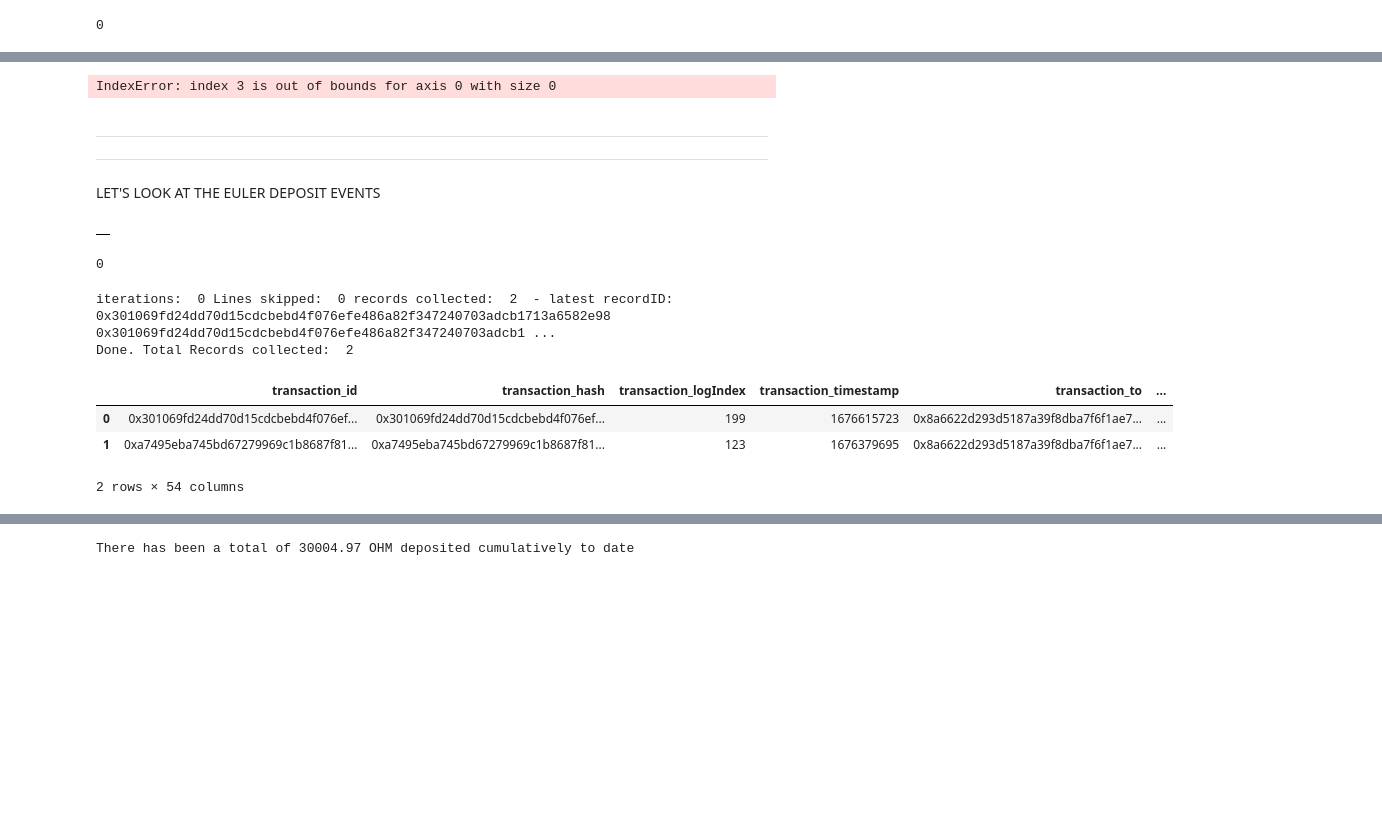
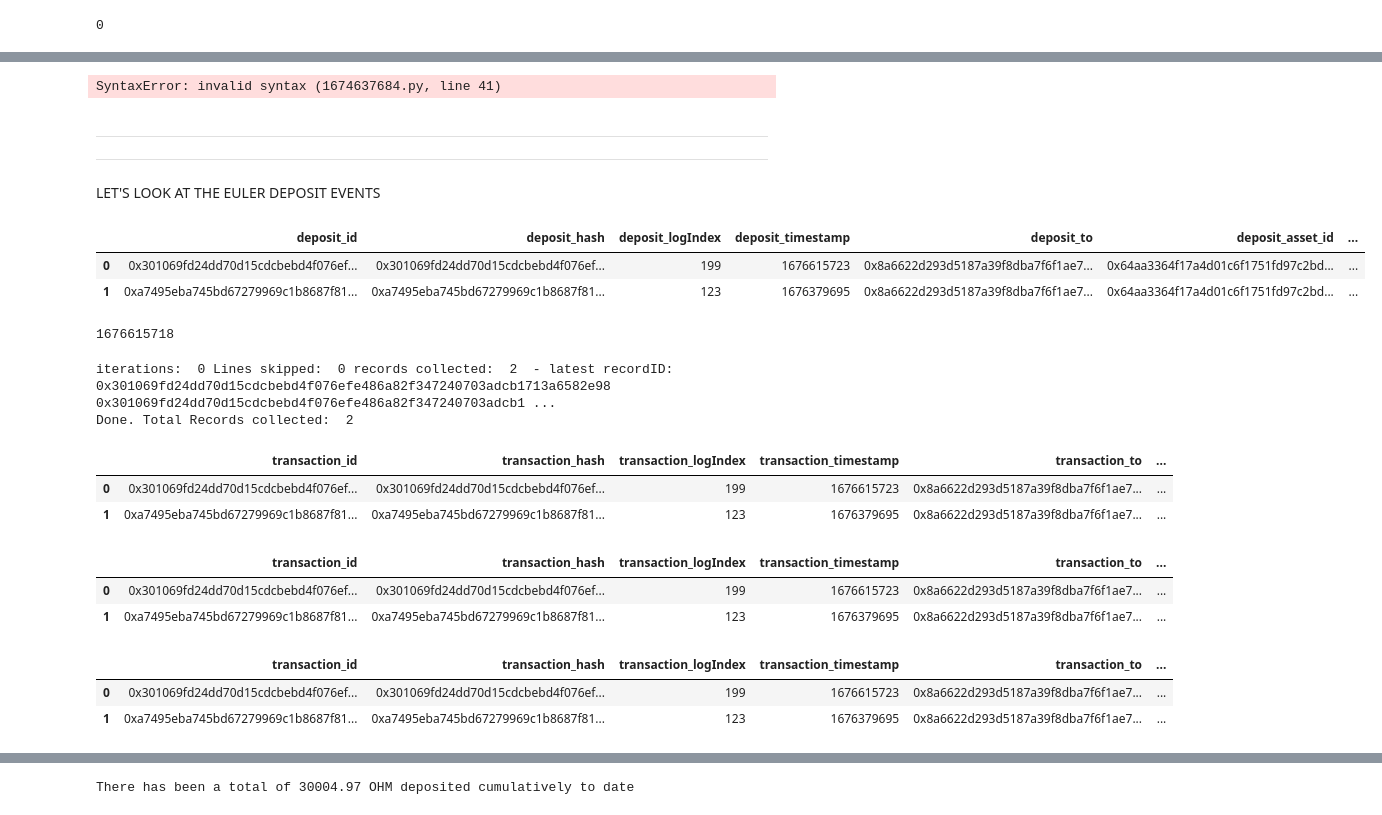
Before and after one commit to EdgeCaser/EconohmetricsOld, a Jupyter notebook: ohmBorrowing.ipynb, the cells around one changed output, grey strips where cells are left out. Drawn from its saved outputs; the diff is of its cells as text; code cells hidden in the pictures; blank space fills up the shorter version.

```diff
--- a/ohmBorrowing.ipynb
+++ b/ohmBorrowing.ipynb
@@ -575,8 +528,8 @@ depositslist.head(10)
 ##this captures the ENTIRE list of people who borrowed OHM
 borrowTicker = 0
 borrowslist = pd.DataFrame()
-borrowsDb = pd.DataFrame()
-borrowListLength = 1000
+eulerBorrowsDb = pd.DataFrame()
+eulerBorrowsDbLength = 1000
 datediff = 0
 now=0
 daysAgo=0
@@ -602,35 +555,37 @@ while exit==False:
         ,borrows.logIndex
         ,borrows.timestamp
         ,borrows.to
-        ,borrows.asset
+        ,borrows.asset.id
+        ,borrows.asset.symbol
+        ,borrows.asset.decimals
+        ,borrows.asset.lastPriceUSD
+        ,borrows.asset.lastPriceBlockNumber
         ,borrows.amount
         ,borrows.amountUSD
-        ,borrows.market
         ,borrows._select("from")
     ])
 
-    #borrowslist.sort_values(by=['borrows_timestamp'])
+    eulerBorrowsDb=pd.concat([eulerBorrowsDb, borrowslist]).
 
-    borrowsDb=pd.concat([borrowsDb, borrowslist])
-    recordTimestamp1 = borrowsDb.iat[borrowTicker,3]
+    recordTimestamp1 = eulerBorrowsDb.iat[borrowTicker,3]
     recordTimestamp = dt.datetime.fromtimestamp( recordTimestamp1 )
     now = (int(dt.datetime.utcnow().timestamp()))
     datediff=abs(int(now) - recordTimestamp1)
     daysAgo = int(datediff/86400)
-    borrowsDbLength = len(borrowsDb)
-    borrowListLength = len(borrowslist)
-    recordID = borrowsDb.iat[borrowTicker,0]
-    borrow = borrowsDb.iat[borrowTicker,1]
-    print("iterations: ", borrowTicker, "Lines skipped: ",skipValue, "records collected: ", borrowListLength, " - latest recordID: ",borrow, " ", recordID , " - borrows DB length: ", borrowsDbLength, " - latest record from: ", recordTimestamp, daysAgo,"days ago")
+    eulerBorrowsDbLength = len(eulerBorrowsDb)
+    eulerBorrowListLength = len(borrowslist)
+    recordID = eulerBorrowsDb.iat[borrowTicker,0]
+    borrow = eulerBorrowsDb.iat[borrowTicker,1]
+    print("iterations: ", borrowTicker, "Lines skipped: ",skipValue, "records collected: ", eulerBorrowListLength, " - latest recordID: ",borrow, " ", recordID , " - borrows DB length: ", eulerBorrowsDbLength, " - latest record from: ", recordTimestamp, daysAgo,"days ago")
     #print("iterations: ", borrowTicker, "records collected: ", borrowListLength, " - userdb length: ", borrowsDbLength)
     borrowTicker = borrowTicker+1
 
     if daysAgo>daysLimit: exit =True
-    if borrowListLength<1000: exit =True
+    if eulerBorrowListLength<1000: exit =True
 
-borrowsDb.columns = borrowsDb.columns.str.replace("borrows", "transaction")
-borrowsDb['event']='borrow'
-borrowsDb.drop_duplicates
-print("Done. Total Records collected: ", borrowsDbLength)
+eulerBorrowsDb.columns = eulerBorrowsDb.columns.str.replace("borrows", "transaction")
+eulerBorrowsDb['event']='borrow'
+eulerBorrowsDb.drop_duplicates
+print("Done. Total Records collected: ", eulerBorrowsDbLength)
 # %% [output]
-IndexError: index 3 is out of bounds for axis 0 with size 0
+SyntaxError: invalid syntax (1674637684.py, line 41)
@@ -640,22 +597,24 @@ IndexError: index 3 is out of bounds for axis 0 with size 0
 LET'S LOOK AT THE EULER DEPOSIT EVENTS
 # %%
 oldEulerDepositsDb = pd.DataFrame()
-EulerDepositsFileName = file+'/eulerFinanceOhmBorrows.csv'
+EulerDepositsFileName = file+'/eulerFinanceOhmDeposits.csv'
 try:
-    oldEulerDepositsDb = pd.read_csv (EulerBorrowsFileName)
+    oldEulerDepositsDb = pd.read_csv (EulerDepositsFileName)
 except:
     oldEulerDepositsDb = pd.DataFrame()
 oldEulerDepositsDb.head(100)
 # %% [output]
-|  |
+|  | deposit_id | deposit_hash | deposit_logIndex | deposit_timestamp | deposit_to | deposit_asset_id | ... |
+| 0 | 0x301069fd24dd70d15cdcbebd4f076ef... | 0x301069fd24dd70d15cdcbebd4f076ef... | 199 | 1676615723 | 0x8a6622d293d5187a39f8dba7f6f1ae7... | 0x64aa3364f17a4d01c6f1751fd97c2bd... | ... |
+| 1 | 0xa7495eba745bd67279969c1b8687f81... | 0xa7495eba745bd67279969c1b8687f81... | 123 | 1676379695 | 0x8a6622d293d5187a39f8dba7f6f1ae7... | 0x64aa3364f17a4d01c6f1751fd97c2bd... | ... |
 # %%
 maxEulerDepositTimestamp = 0
 try:
-    maxEulerDepositTimestamp = (max(0,oldDepositsDb['transaction_timestamp'].max()))-5
+    maxEulerDepositTimestamp = (max(0,oldEulerDepositsDb['deposit_timestamp'].max()))-5
 except:
         maxEulerDepositTimestamp = 0
 maxEulerDepositTimestamp = int(maxEulerDepositTimestamp)
 maxEulerDepositTimestamp
 # %% [output]
-0
+1676615718
 # %%
@@ -722,12 +683,28 @@ print("Done. Total Records collected: ", depositsDbLength)
 # %% [output]
 iterations:  0 Lines skipped:  0 records collected:  2  - latest recordID:  0x301069fd24dd70d15cdcbebd4f076efe486a82f347240703adcb1713a6582e98   0x301069fd24dd70d15cdcbebd4f076efe486a82f347240703adcb1 ...
 Done. Total Records collected:  2
+# %%
+eulerDepositsDb.head(10)
+# %% [output]
+|  | transaction_id | transaction_hash | transaction_logIndex | transaction_timestamp | transaction_to | ... |
+| 0 | 0x301069fd24dd70d15cdcbebd4f076ef... | 0x301069fd24dd70d15cdcbebd4f076ef... | 199 | 1676615723 | 0x8a6622d293d5187a39f8dba7f6f1ae7... | ... |
+| 1 | 0xa7495eba745bd67279969c1b8687f81... | 0xa7495eba745bd67279969c1b8687f81... | 123 | 1676379695 | 0x8a6622d293d5187a39f8dba7f6f1ae7... | ... |
+# %%
+eulerdepositsDbTimedClean = pd.DataFrame()
+eulerDepositsDb['transactionReadableAmount'] = eulerDepositsDb['transaction_amount']/(10**(eulerDepositsDb['transaction_asset_decimals']))
+
+eulerDepositsDb['transactionReadableAmount']=eulerDepositsDb['transactionReadableAmount'].astype('float')
+eulerDepositsDb['dateTime'] =(pd.to_datetime(eulerDepositsDb['transaction_timestamp'],unit='s'))
+eulerDepositsDb.head(10)
+# %% [output]
+|  | transaction_id | transaction_hash | transaction_logIndex | transaction_timestamp | transaction_to | ... |
+| 0 | 0x301069fd24dd70d15cdcbebd4f076ef... | 0x301069fd24dd70d15cdcbebd4f076ef... | 199 | 1676615723 | 0x8a6622d293d5187a39f8dba7f6f1ae7... | ... |
+| 1 | 0xa7495eba745bd67279969c1b8687f81... | 0xa7495eba745bd67279969c1b8687f81... | 123 | 1676379695 | 0x8a6622d293d5187a39f8dba7f6f1ae7... | ... |
 # %%
-depositsDb['transactionReadableAmount'] = depositsDb['transaction_amount']*1e-9
-depositsDb['dateTime'] =(pd.to_datetime(depositsDb['transaction_timestamp'],unit='s'))
-depositsDb.head(10)
+eulerDepositsDb['transactionReadableAmount'] = eulerDepositsDb['transaction_amount']*1e-9
+eulerDepositsDb['dateTime'] =(pd.to_datetime(eulerDepositsDb['transaction_timestamp'],unit='s'))
+eulerDepositsDb.head(10)
 # %% [output]
 |  | transaction_id | transaction_hash | transaction_logIndex | transaction_timestamp | transaction_to | ... |
 | 0 | 0x301069fd24dd70d15cdcbebd4f076ef... | 0x301069fd24dd70d15cdcbebd4f076ef... | 199 | 1676615723 | 0x8a6622d293d5187a39f8dba7f6f1ae7... | ... |
 | 1 | 0xa7495eba745bd67279969c1b8687f81... | 0xa7495eba745bd67279969c1b8687f81... | 123 | 1676379695 | 0x8a6622d293d5187a39f8dba7f6f1ae7... | ... |
-2 rows × 54 columns
```
Also changed, not shown: parts of 73 cells of this notebook, 1 other file.
